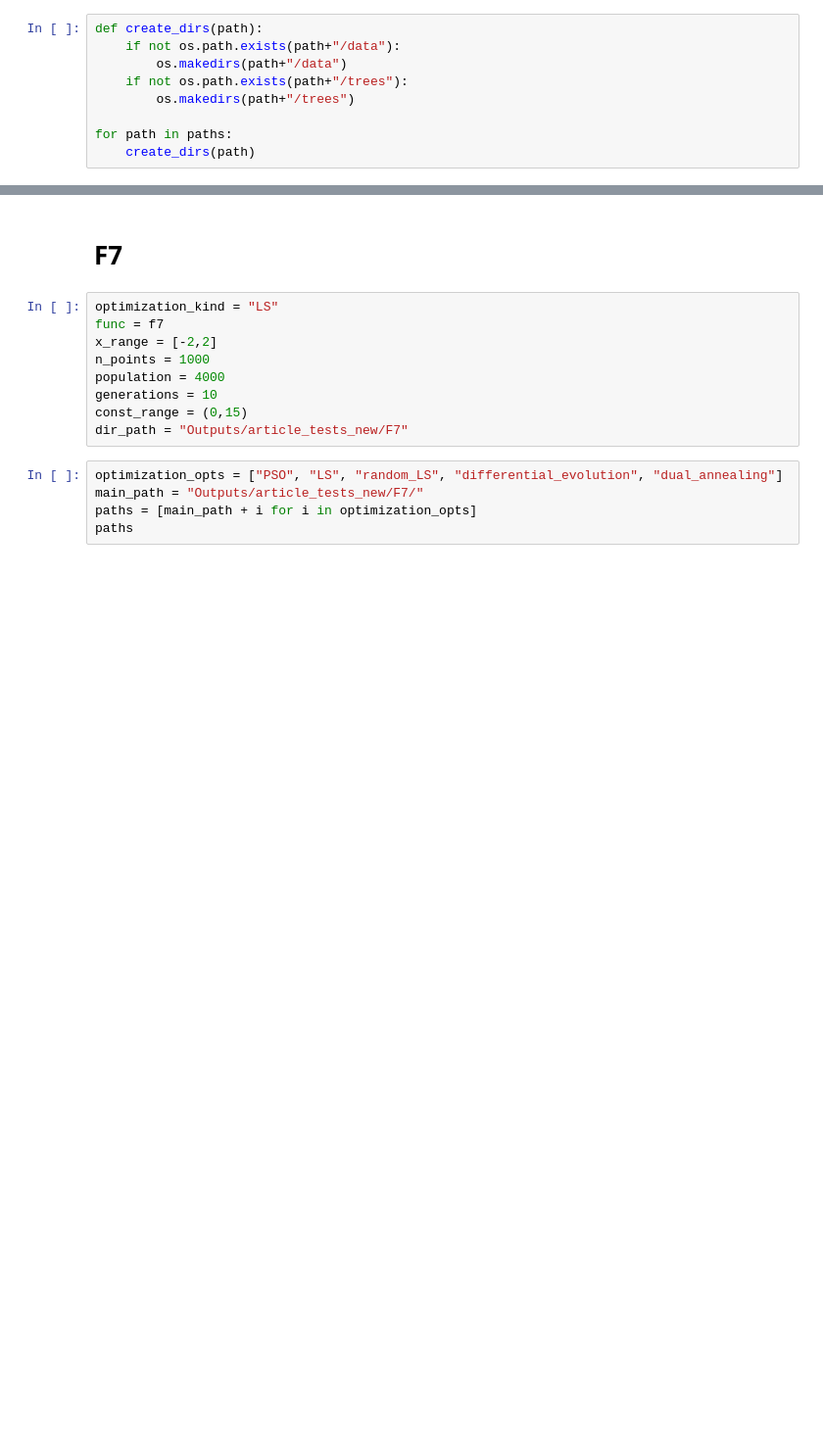
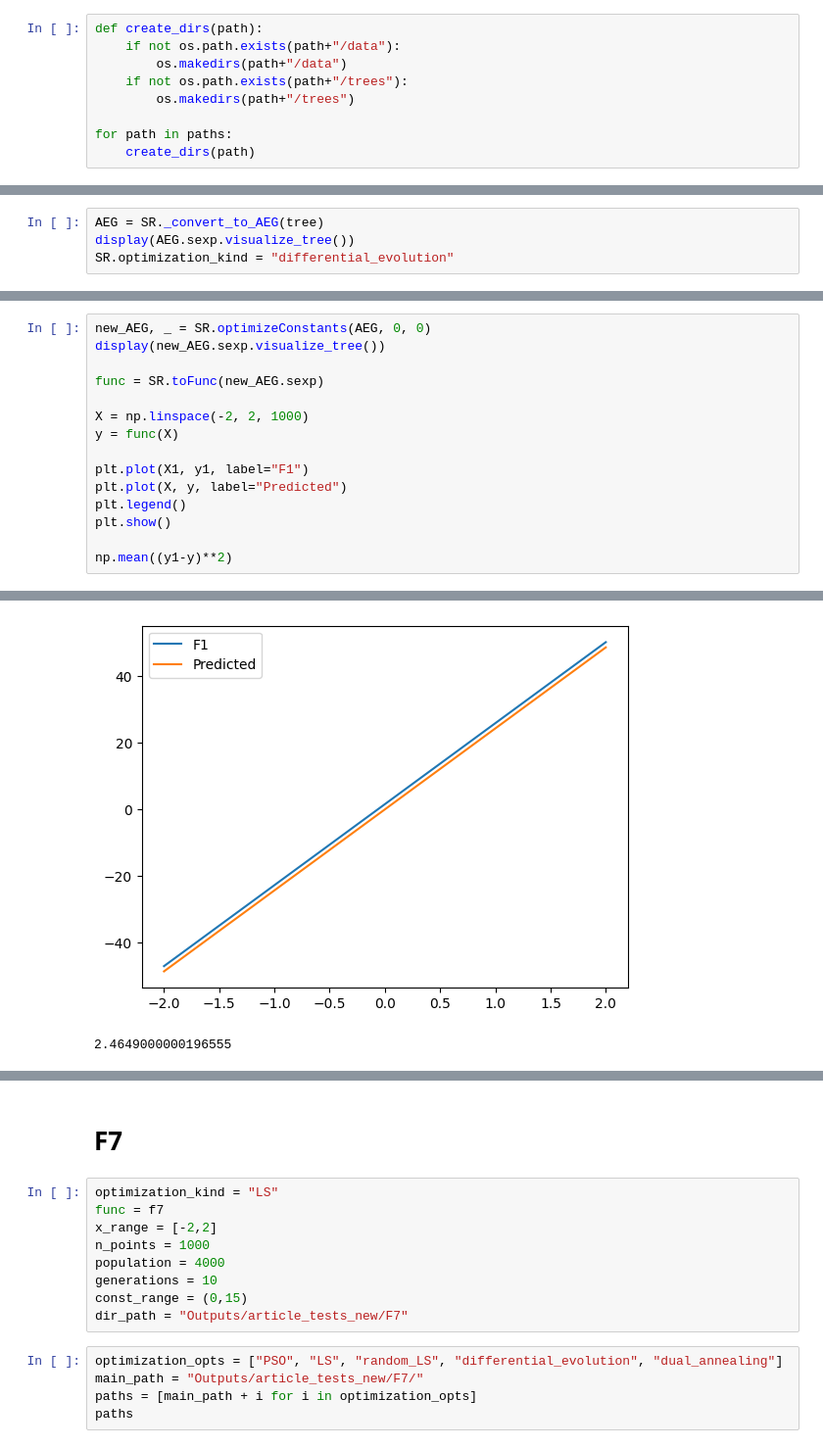
Before and after one commit to Guilherme-Ataliba/CSOWP-Symbolic-Regression, a Jupyter notebook: Analysis/article_redo(fixed).ipynb, the cells around one changed output, grey strips where cells are left out. Shown at 98% size. Saved outputs shown, nothing was run; the diff lists cells and outputs as text; blank space fills up the shorter version.

```diff
--- a/Analysis/article_redo(fixed).ipynb
+++ b/Analysis/article_redo(fixed).ipynb
@@ -155,0 +141,4 @@ def func(x):
+# %%
+AEG = SR._convert_to_AEG(tree)
+display(AEG.sexp.visualize_tree())
+SR.optimization_kind = "differential_evolution"
@@ -155,0 +147,16 @@ def func(x):
+# %%
+new_AEG, _ = SR.optimizeConstants(AEG, 0, 0)
+display(new_AEG.sexp.visualize_tree())
+
+func = SR.toFunc(new_AEG.sexp)
+
+X = np.linspace(-2, 2, 1000)
+y = func(X)
+
+plt.plot(X1, y1, label="F1")
+plt.plot(X, y, label="Predicted")
+plt.legend()
+plt.show()
+
+np.mean((y1-y)**2)
+# %% [output]
@@ -155,0 +164,2 @@ def func(x):
+[figure, added]
+2.4649000000196555
```
Also changed, not shown: parts of 10 cells of this notebook, 30 other files.
